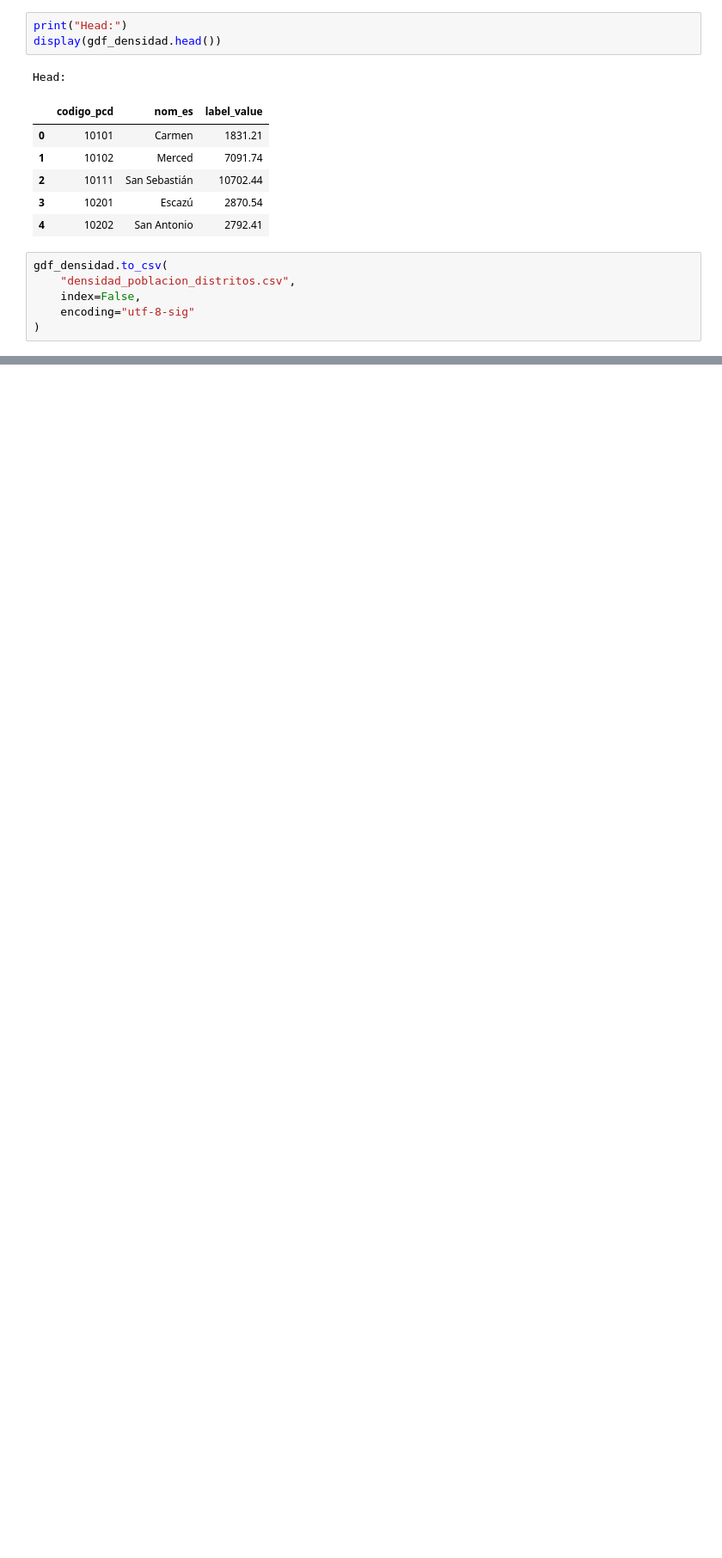
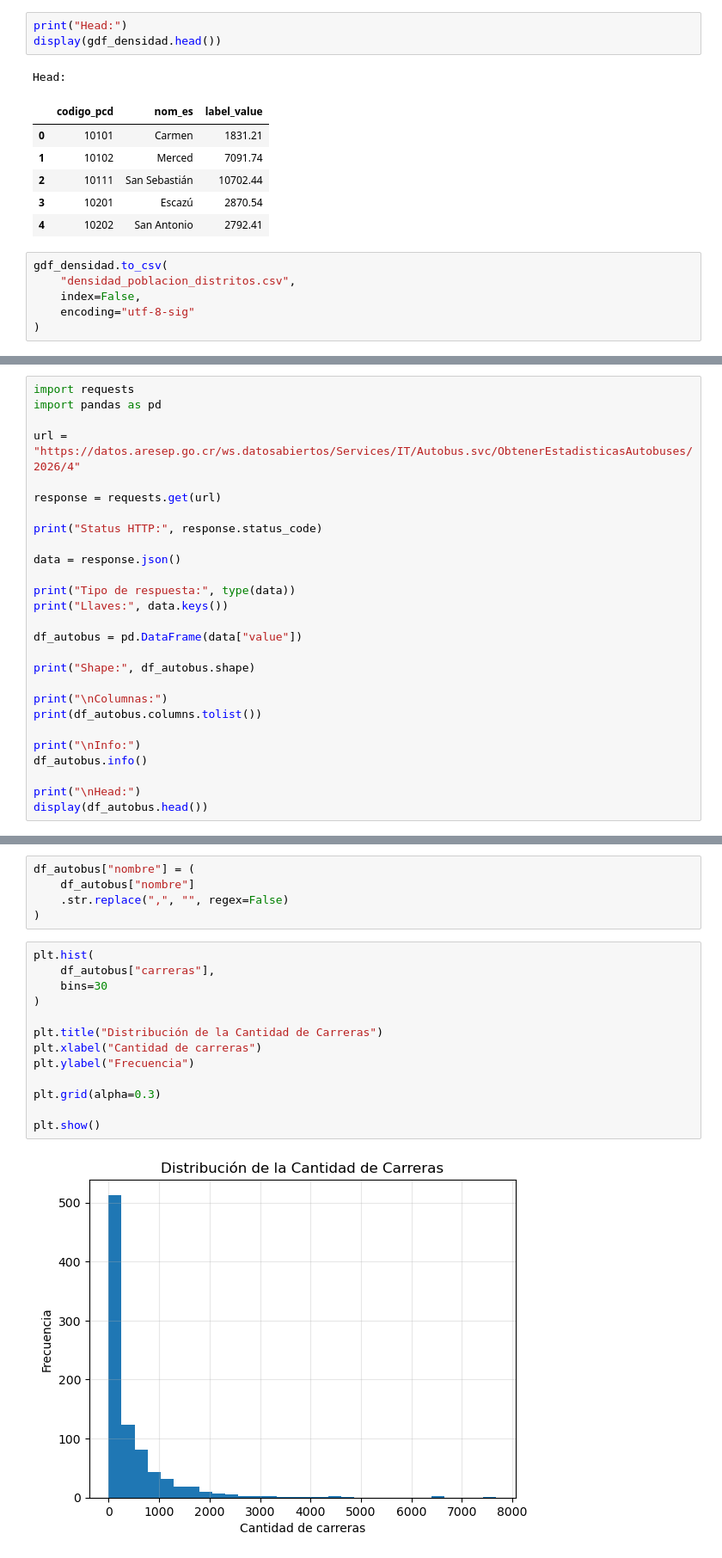
Before and after one commit to EdgarChVi/VolumenDatos, a Jupyter notebook: plote.ipynb, the cells around one changed output, grey strips where cells are left out. Shown at 86% size. Cells and saved outputs as stored; diff of their text form; blank space fills up the shorter version.

Commit message:
Actualización de MOPT Concesiones / Pendiente confirmación cantidad de registros

```diff
--- a/plote.ipynb
+++ b/plote.ipynb
@@ -245,0 +253,27 @@ Máximo: 29359.8
+# %%
+import requests
+import pandas as pd
+
+url = "https://datos.aresep.go.cr/ws.datosabiertos/Services/IT/Autobus.svc/ObtenerEstadisticasAutobuses/2026/4"
+
+response = requests.get(url)
+
+print("Status HTTP:", response.status_code)
+
+data = response.json()
+
+print("Tipo de respuesta:", type(data))
+print("Llaves:", data.keys())
+
+df_autobus = pd.DataFrame(data["value"])
+
+print("Shape:", df_autobus.shape)
+
+print("\nColumnas:")
+print(df_autobus.columns.tolist())
+
+print("\nInfo:")
+df_autobus.info()
+
+print("\nHead:")
+display(df_autobus.head())
@@ -245,0 +392,20 @@ Máximo: 29359.8
+# %%
+df_autobus["nombre"] = (
+    df_autobus["nombre"]
+    .str.replace(",", "", regex=False)
+)
+# %%
+plt.hist(
+    df_autobus["carreras"],
+    bins=30
+)
+
+plt.title("Distribución de la Cantidad de Carreras")
+plt.xlabel("Cantidad de carreras")
+plt.ylabel("Frecuencia")
+
+plt.grid(alpha=0.3)
+
+plt.show()
+# %% [output]
+[figure, added]
```
Also changed, not shown: parts of 15 cells of this notebook, 2 other files.
